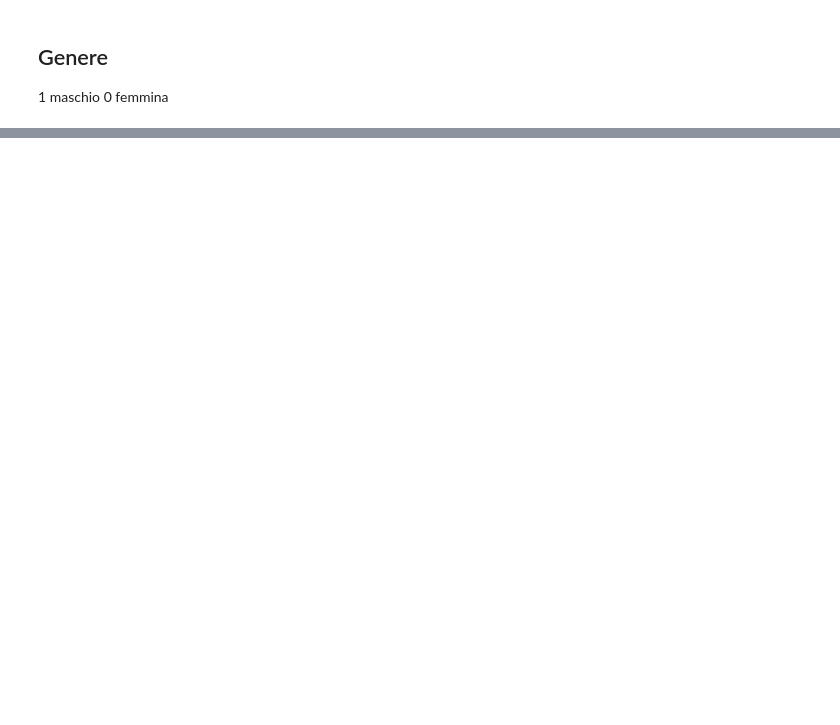
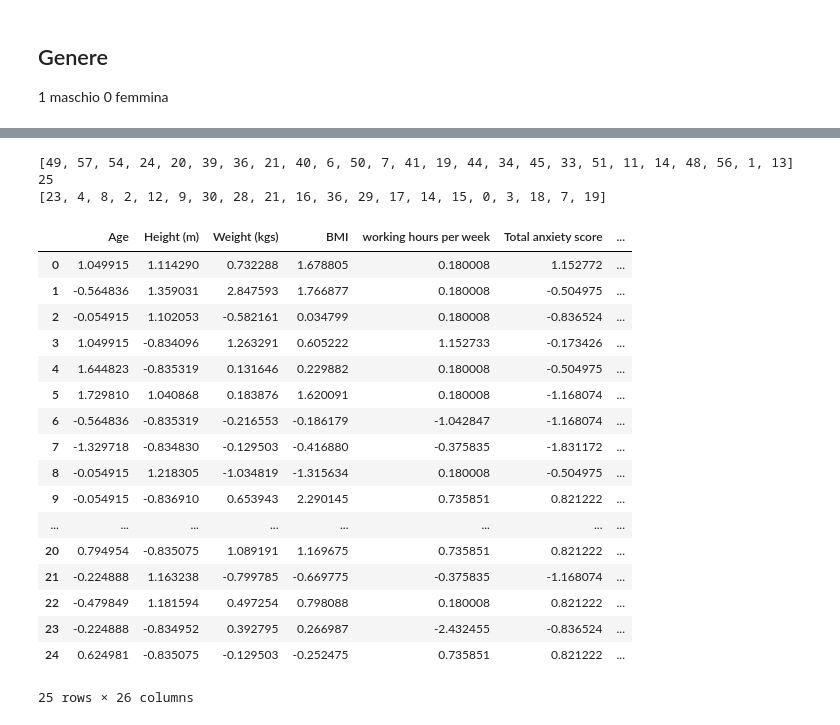
Before and after one commit to cMancio00/Contest_MASL_2023, a Jupyter notebook: anxiety.ipynb, the cells around one changed output, grey strips where cells are left out. Saved outputs shown, nothing was run; the diff lists cells and outputs as text; code cells hidden in the pictures; blank space fills up the shorter version.

```diff
--- a/anxiety.ipynb
+++ b/anxiety.ipynb
@@ -103,3 +82,0 @@ df
-# %%
-df = df[columns_order]
-df
@@ -119,0 +99,48 @@ df
+# %%
+from random import sample, seed
+
+seed(2023)
+training_idx = sample(range(0,df.shape[0]),25)
+print(training_idx)
+print(training_idx.__len__())
+
+training = df.iloc[training_idx]
+training.reset_index(drop= True, inplace=True)
+
+df.drop(df.index[training_idx],inplace = True)
+df.reset_index(drop= True, inplace=True)
+
+validation_idx = sample(range(0,df.shape[0]),20)
+print(validation_idx)
+
+validation = df.iloc[validation_idx]
+validation.reset_index(drop= True, inplace=True)
+
+df.drop(df.index[validation_idx],inplace = True)
+df.reset_index(drop= True, inplace=True)
+
+test = df
+
+training
+# %% [output]
+[49, 57, 54, 24, 20, 39, 36, 21, 40, 6, 50, 7, 41, 19, 44, 34, 45, 33, 51, 11, 14, 48, 56, 1, 13]
+25
+[23, 4, 8, 2, 12, 9, 30, 28, 21, 16, 36, 29, 17, 14, 15, 0, 3, 18, 7, 19]
+|  | Age | Height (m) | Weight (kgs) | BMI | working hours per week | Total anxiety score | ... |
+| 0 | 1.049915 | 1.114290 | 0.732288 | 1.678805 | 0.180008 | 1.152772 | ... |
+| 1 | -0.564836 | 1.359031 | 2.847593 | 1.766877 | 0.180008 | -0.504975 | ... |
+| 2 | -0.054915 | 1.102053 | -0.582161 | 0.034799 | 0.180008 | -0.836524 | ... |
+| 3 | 1.049915 | -0.834096 | 1.263291 | 0.605222 | 1.152733 | -0.173426 | ... |
+| 4 | 1.644823 | -0.835319 | 0.131646 | 0.229882 | 0.180008 | -0.504975 | ... |
+| 5 | 1.729810 | 1.040868 | 0.183876 | 1.620091 | 0.180008 | -1.168074 | ... |
+| 6 | -0.564836 | -0.835319 | -0.216553 | -0.186179 | -1.042847 | -1.168074 | ... |
+| 7 | -1.329718 | -0.834830 | -0.129503 | -0.416880 | -0.375835 | -1.831172 | ... |
+| 8 | -0.054915 | 1.218305 | -1.034819 | -1.315634 | 0.180008 | -0.504975 | ... |
+| 9 | -0.054915 | -0.836910 | 0.653943 | 2.290145 | 0.735851 | 0.821222 | ... |
+| ... | ... | ... | ... | ... | ... | ... | ... |
+| 20 | 0.794954 | -0.835075 | 1.089191 | 1.169675 | 0.735851 | 0.821222 | ... |
+| 21 | -0.224888 | 1.163238 | -0.799785 | -0.669775 | -0.375835 | -1.168074 | ... |
+| 22 | -0.479849 | 1.181594 | 0.497254 | 0.798088 | 0.180008 | 0.821222 | ... |
+| 23 | -0.224888 | -0.834952 | 0.392795 | 0.266987 | -2.432455 | -0.836524 | ... |
+| 24 | 0.624981 | -0.835075 | -0.129503 | -0.252475 | 0.735851 | 0.821222 | ... |
+25 rows × 26 columns
```
Also changed, not shown: parts of 14 cells of this notebook.
